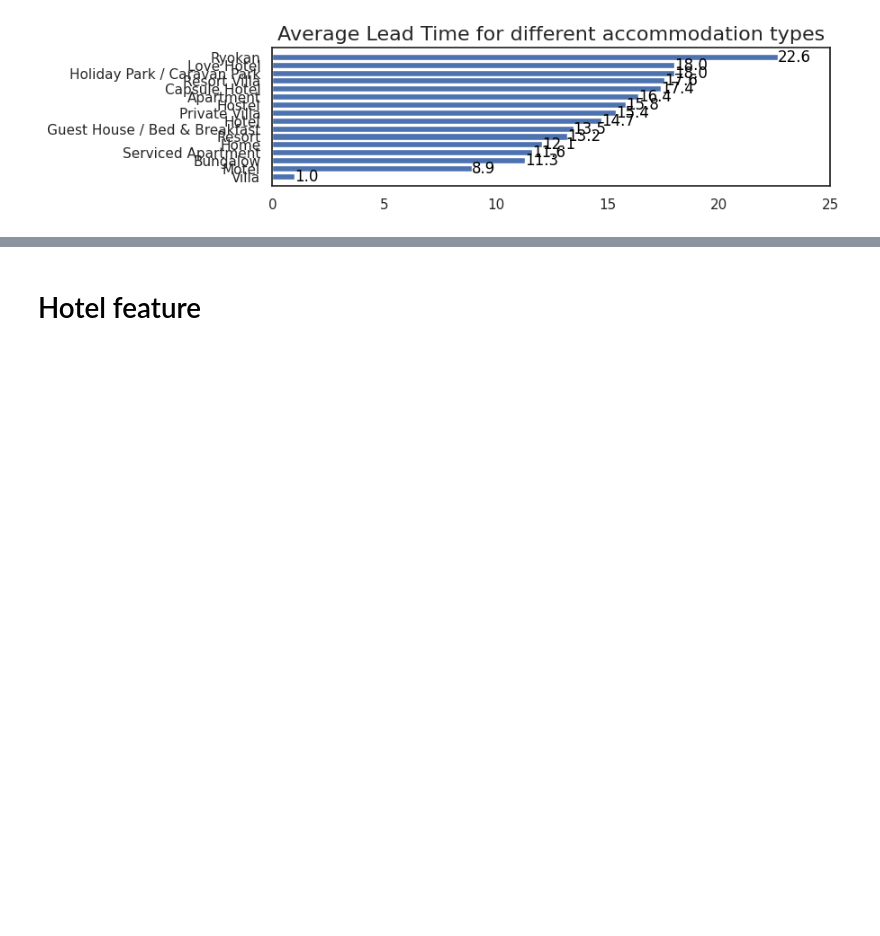
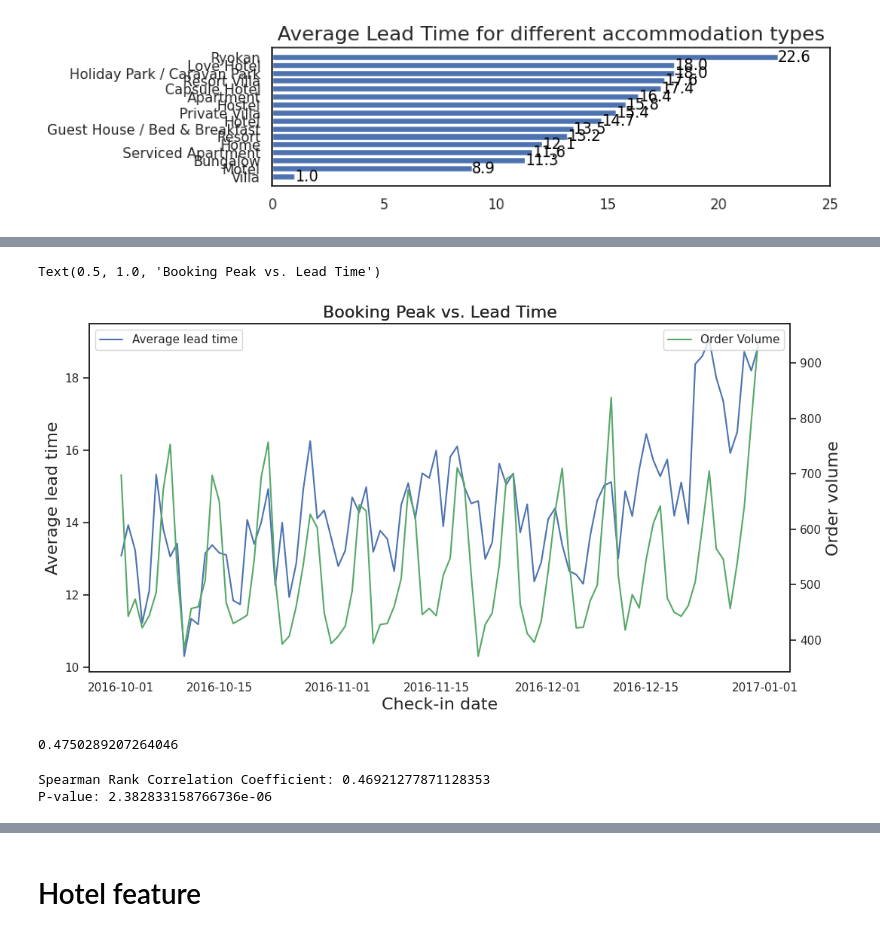
Before and after one commit to heimmer/profile, a Jupyter notebook: Case_Study.ipynb, the cells around one changed output, grey strips where cells are left out. Drawn from its saved outputs; the diff is of its cells as text; code cells hidden in the pictures; blank space fills up the shorter version.

```diff
--- a/Case_Study.ipynb
+++ b/Case_Study.ipynb
@@ -1000,16 +1119,0 @@ plt.xlim(0,25)
-# %%
-groupby = ['weeks_book_in_advance','checkin_dow']
-agg = {
-    'order_id':'count'
-    ,'revenue':'sum'
-    ,'stay_nights':'sum'
-}
-
-cohort = agg_func(all_df,groupby,agg)
-# cohort.pivot(index='weeks_book_in_advance',colunm='city',values='')
-cohort['avg_adr']=cohort['revenue_sum']/cohort['stay_nights_sum']
-print(cohort.head())
-
-sns.set_context({"figure.figsize": (10, 5)})
-sns.set_style('darkgrid')
-sns.lineplot(data=cohort[cohort['weeks_book_in_advance']!=-1],x='weeks_book_in_advance',y='avg_adr',hue='checkin_dow')
@@ -1031,0 +1131,55 @@ sns.lineplot(data=cohort[cohort['weeks_book_in_advance']!=-1],x='weeks_book_in_a
+# %%
+groupby = ['checkin_date']
+agg = {
+    'days_book_in_advance':'mean'
+    ,'order_id':'count'
+}
+# subgroup_pct = {
+#     'group':['accommodation_type_name']
+#     ,'percentage':{'order_id':'count','revenue':'sum'}
+# }
+
+checkin_date_leadtime = agg_func(all_df,groupby,agg)
+
+
+sns.set_context({"figure.figsize": (12, 6)})
+sns.set_style('white')
+plt.title('Booking Peak vs. Lead Time', fontsize=16)
+
+# 创建第一个 y 轴
+ax2 = sns.lineplot(data=checkin_date_leadtime, x='checkin_date', y='days_book_in_advance_mean', label='Average lead time')
+ax2.set_ylabel('Average lead time', fontsize=16)
+ax2.set_xlabel('Check-in date', fontsize=16)
+plt.legend(loc='upper left')
+
+# 创建第二个 y 轴
+ax1 = ax2.twinx()
+sns.lineplot(data=checkin_date_leadtime, x='checkin_date', y='order_id_count', color='g', label='Order Volume')
+ax1.set_ylabel('Order volume', fontsize=16)
+# plt.show()
+# 设置图形样式和标题
+sns.set_context({"figure.figsize": (8, 4)})
+sns.set_style('white')
+plt.legend(loc='upper right')
+
+plt.title('Booking Peak vs. Lead Time', fontsize=16)
+
+# 显示图形
+# plt.show()
+# %% [output]
+Text(0.5, 1.0, 'Booking Peak vs. Lead Time')
+[figure, added]
+# %%
+checkin_date_leadtime['days_book_in_advance_mean'].corr(checkin_date_leadtime['order_id_count'])
+# %% [output]
+0.4750289207264046
+# %%
+spearmanr_pre = checkin_date_leadtime.sort_values(by='days_book_in_advance_mean')
+from scipy.stats import spearmanr
+rho, p_value = spearmanr(spearmanr_pre['days_book_in_advance_mean'], spearmanr_pre['order_id_count'])
+
+print(f"Spearman Rank Correlation Coefficient: {rho}")
+print(f"P-value: {p_value}")
+# %% [output]
+Spearman Rank Correlation Coefficient: 0.46921277871128353
+P-value: 2.382833158766736e-06
```
Also changed, not shown: parts of 23 cells of this notebook.
